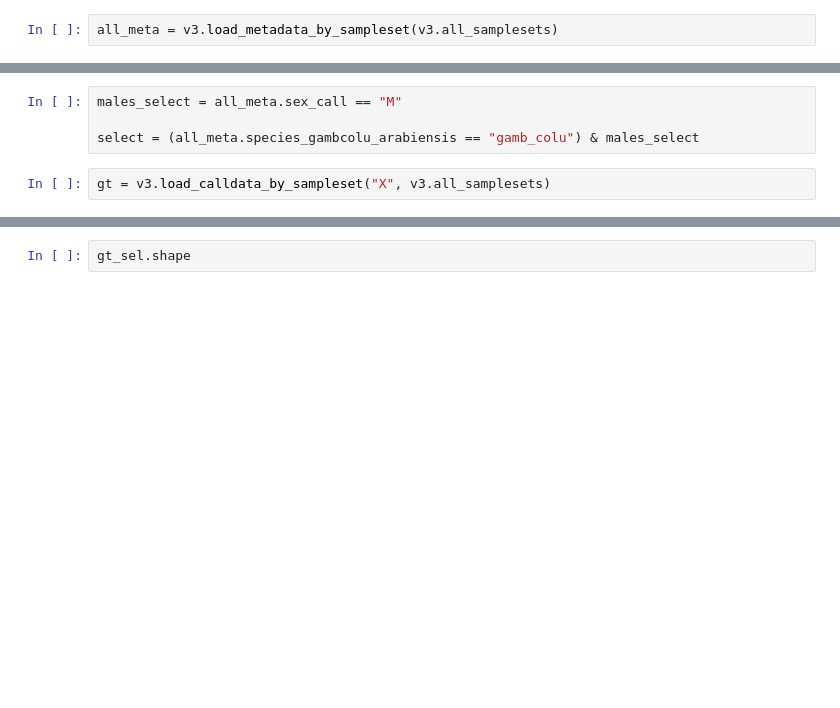
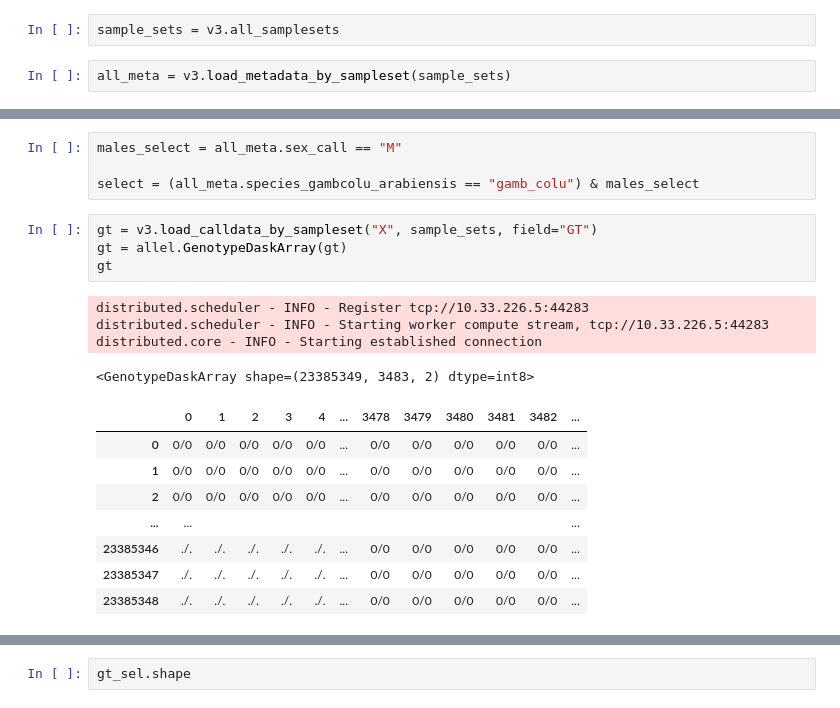
Before and after one commit to malariagen/ag1000g-phase3-data-paper, a Jupyter notebook: notebooks/compute_proxy_mer_X.ipynb, the cells around one changed output, grey strips where cells are left out. Saved outputs shown, nothing was run; the diff lists cells and outputs as text; blank space fills up the shorter version.

```diff
--- a/notebooks/compute_proxy_mer_X.ipynb
+++ b/notebooks/compute_proxy_mer_X.ipynb
@@ -35,3 +51,5 @@ distributed.core - INFO - Starting established connection
+# %%
+sample_sets = v3.all_samplesets
 # %%
-all_meta = v3.load_metadata_by_sampleset(v3.all_samplesets)
+all_meta = v3.load_metadata_by_sampleset(sample_sets)
 # %% [output]
@@ -50,6 +71,21 @@ chromosomes = "2L", "2R", "3L", "3R", "X"
 males_select = all_meta.sex_call == "M"
 
 select = (all_meta.species_gambcolu_arabiensis == "gamb_colu") & males_select
-# %%
-gt = v3.load_calldata_by_sampleset("X", v3.all_samplesets)
+# %%
+gt = v3.load_calldata_by_sampleset("X", sample_sets, field="GT")
+gt = allel.GenotypeDaskArray(gt)
+gt
+# %% [output]
+distributed.scheduler - INFO - Register tcp://10.33.226.5:44283
+distributed.scheduler - INFO - Starting worker compute stream, tcp://10.33.226.5:44283
+distributed.core - INFO - Starting established connection
+<GenotypeDaskArray shape=(23385349, 3483, 2) dtype=int8>
+|  | 0 | 1 | 2 | 3 | 4 | ... | 3478 | 3479 | 3480 | 3481 | 3482 | ... |
+| 0 | 0/0 | 0/0 | 0/0 | 0/0 | 0/0 | ... | 0/0 | 0/0 | 0/0 | 0/0 | 0/0 | ... |
+| 1 | 0/0 | 0/0 | 0/0 | 0/0 | 0/0 | ... | 0/0 | 0/0 | 0/0 | 0/0 | 0/0 | ... |
+| 2 | 0/0 | 0/0 | 0/0 | 0/0 | 0/0 | ... | 0/0 | 0/0 | 0/0 | 0/0 | 0/0 | ... |
+| ... | ... |  |  |  |  |  |  |  |  |  |  | ... |
+| 23385346 | ./. | ./. | ./. | ./. | ./. | ... | 0/0 | 0/0 | 0/0 | 0/0 | 0/0 | ... |
+| 23385347 | ./. | ./. | ./. | ./. | ./. | ... | 0/0 | 0/0 | 0/0 | 0/0 | 0/0 | ... |
+| 23385348 | ./. | ./. | ./. | ./. | ./. | ... | 0/0 | 0/0 | 0/0 | 0/0 | 0/0 | ... |
 # %%
```
Also changed, not shown: parts of 26 cells of this notebook, 1 other file.
